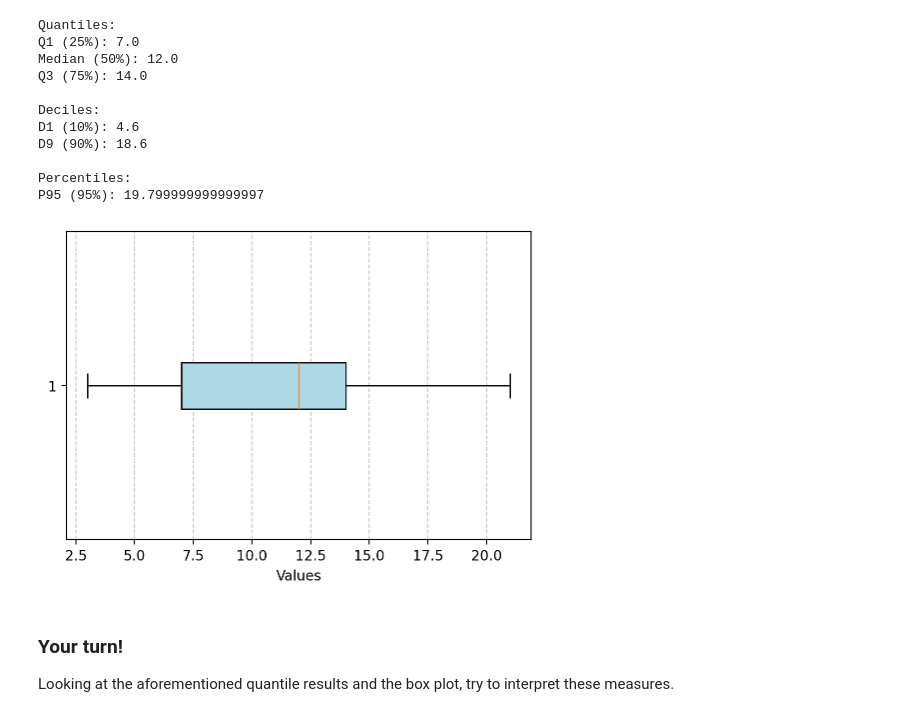
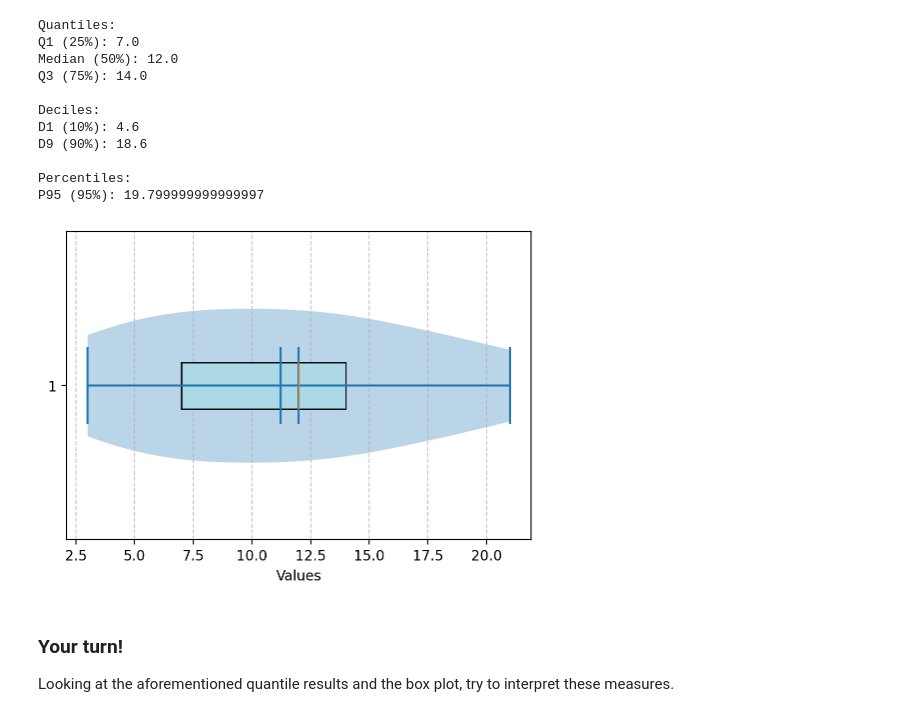
Before and after one commit to bartek00000/descripitve_stat, a Jupyter notebook: Exercise8.ipynb, the cells around one changed output. Cells and saved outputs as stored; diff of their text form; code cells hidden in the pictures.

```diff
--- a/Exercise8.ipynb
+++ b/Exercise8.ipynb
@@ -575,11 +575,12 @@ P95 (95%): 19.799999999999997
 # %%
 plt.figure(figsize=(6, 4))
 plt.boxplot(mydata, vert=False, patch_artist=True, boxprops=dict(facecolor='lightblue'));
+plt.violinplot(mydata, vert=False, showmeans=True, showmedians=True);
 plt.xlabel("Values")
 plt.grid(True, axis='x', linestyle='--', alpha=0.7)
 plt.show()
 # %% [output]
-[figure, old version]
+[figure, new version]
 # %% [markdown]
 ### Your turn!
 
```
Also changed, not shown: parts of 17 cells of this notebook.
